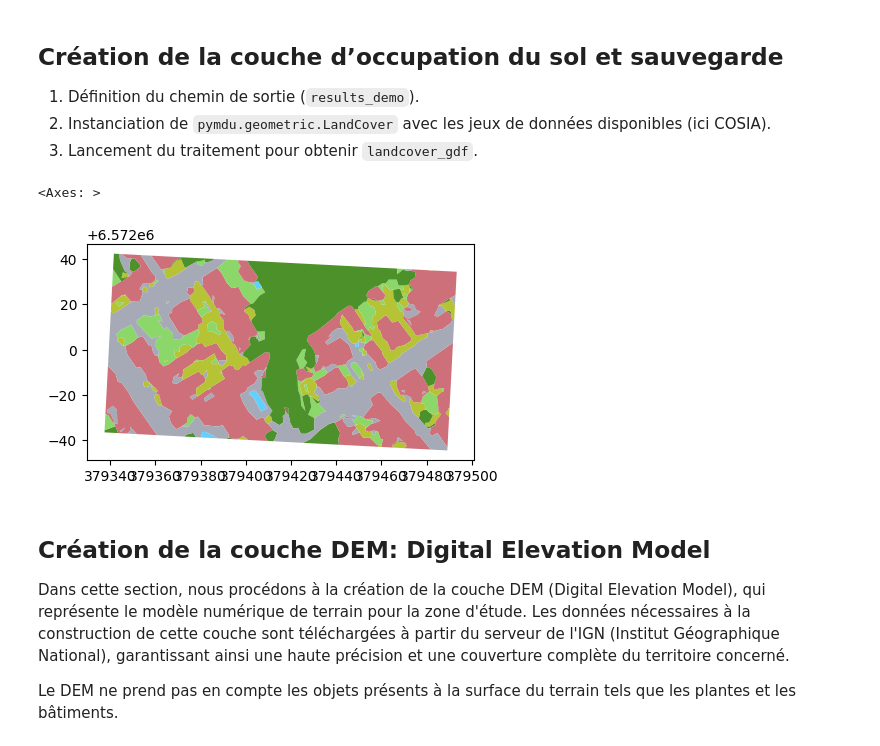
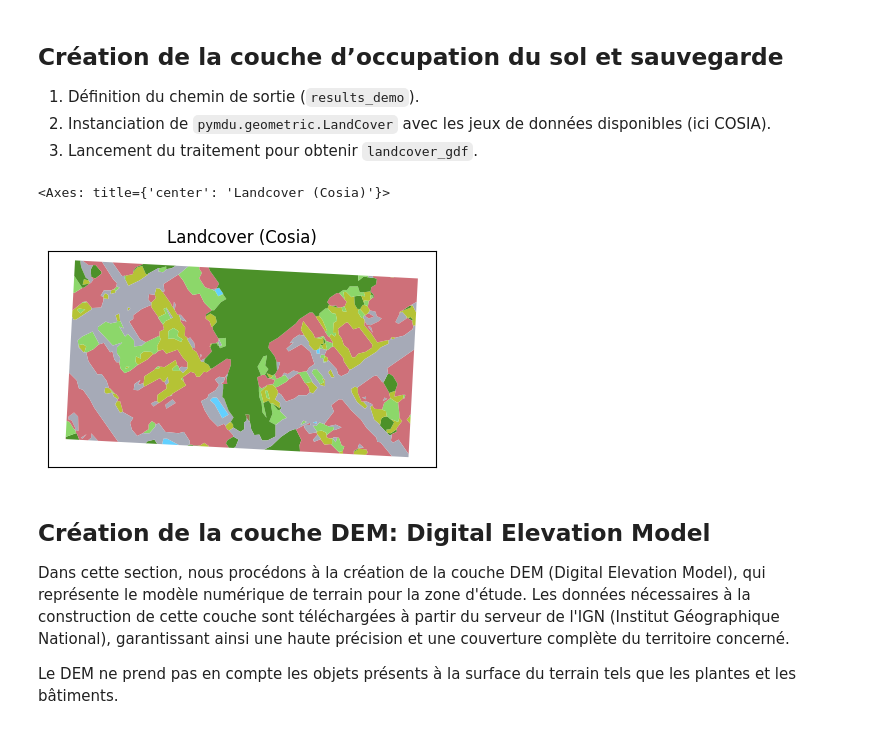
Before and after one commit to rupeelab17/pymdu, a Jupyter notebook: Demo_PyMDU_Atelier.ipynb, the cells around one changed output. Cells and saved outputs as stored; diff of their text form; code cells hidden in the pictures.

```diff
--- a/Demo_PyMDU_Atelier.ipynb
+++ b/Demo_PyMDU_Atelier.ipynb
@@ -243,10 +245,13 @@ landcover.to_shp(name='landcover')
 landcover.create_landcover_from_cosia(os.path.join(inputs_simulation_path, "landcover.tif"))
 # %%
 fig, ax = plt.subplots(figsize=(5, 5))
+ax.set_xticks([])
+ax.set_yticks([])
+plt.title('Landcover (Cosia)')
 landcover.gdf.plot(ax=ax, color=landcover_gdf["color"], alpha=1)
 # %% [output]
-<Axes: >
+<Axes: title={'center': 'Landcover (Cosia)'}>
-[figure, old version]
+[figure, new version]
 # %% [markdown]
 ## Création de la couche DEM: Digital Elevation Model
 
```
Also changed, not shown: parts of 10 cells of this notebook.
